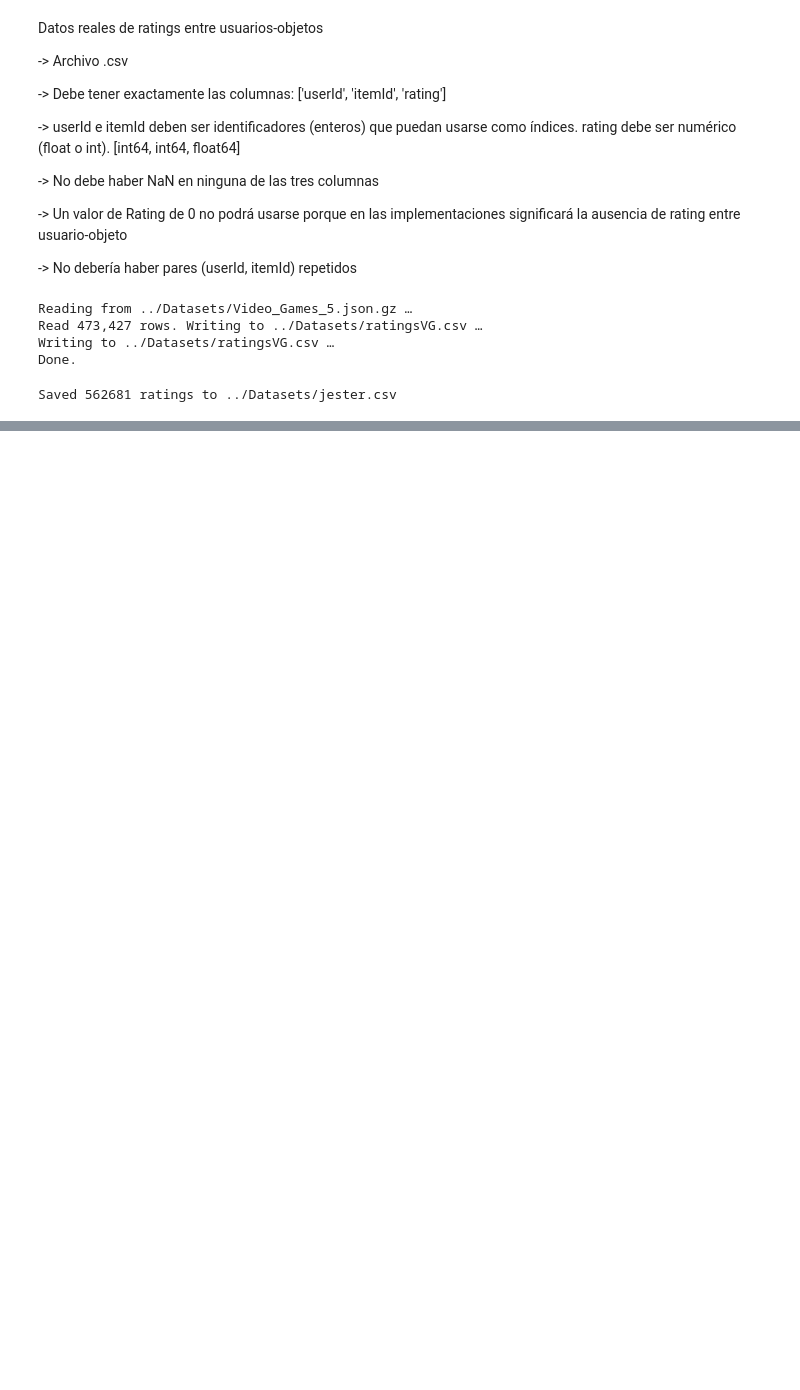
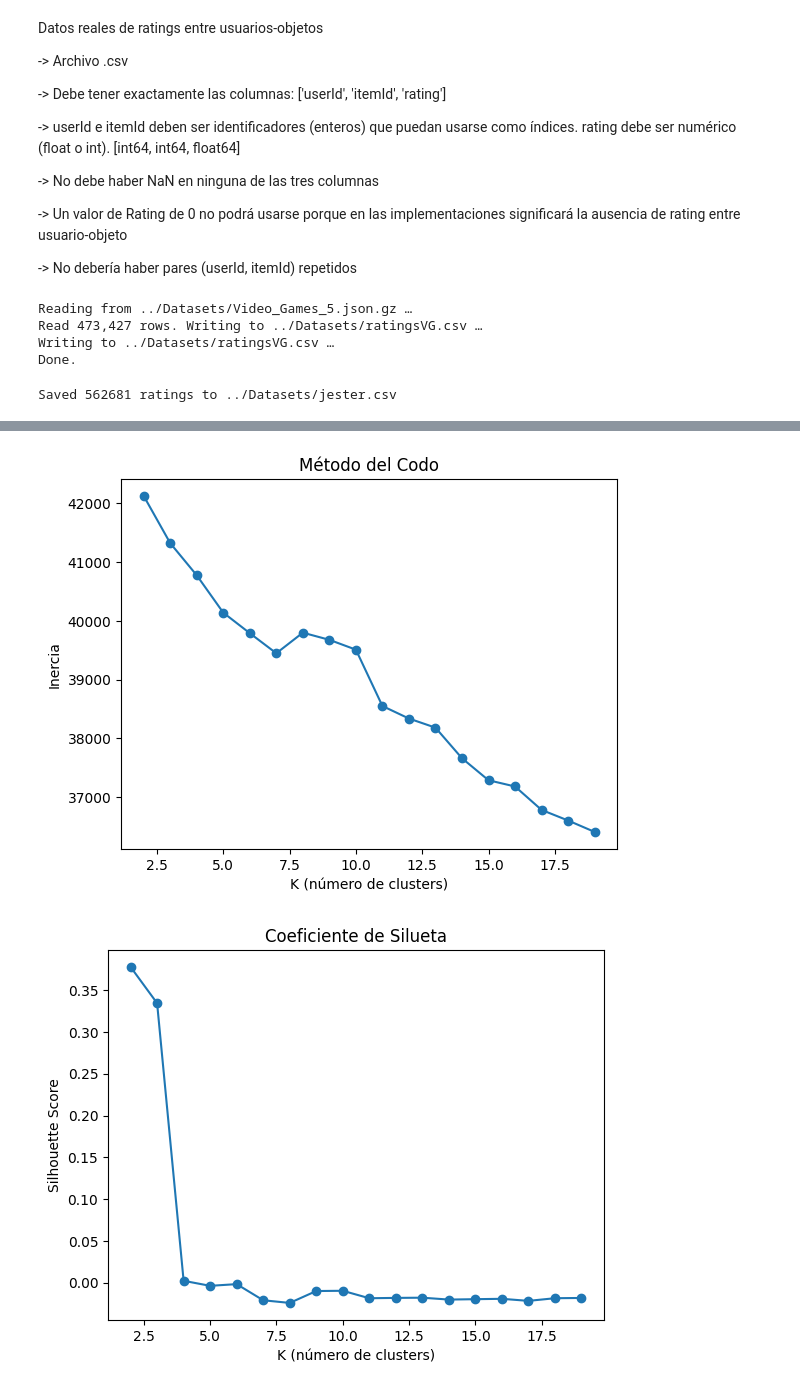
Before and after one commit to Polfono/clustering-recommenders, a Jupyter notebook: Code/datasetsTransform.ipynb, the cells around one changed output, grey strips where cells are left out. Cells and saved outputs as stored; diff of their text form; code cells hidden in the pictures; blank space fills up the shorter version.

```diff
--- a/Code/datasetsTransform.ipynb
+++ b/Code/datasetsTransform.ipynb
@@ -346,0 +364,44 @@ Número de celdas en la matriz de ratings: 22,410,270
+# %%
+import numpy as np
+import pandas as pd
+import matplotlib.pyplot as plt
+from sklearn.cluster import KMeans
+from sklearn.metrics import silhouette_score
+
+range_k = range(2, 20)
+
+df = pd.read_csv('../Datasets/ml-small.csv')
+users = df['userId'].unique()
+items = df['itemId'].unique()
+u_idx = {u: i for i, u in enumerate(users)}
+i_idx = {it: i for i, it in enumerate(items)}
+
+mat = np.zeros((len(users), len(items)), dtype=int)
+for _, row in df.iterrows():
+    if row.rating >= 4:
+        mat[u_idx[row.userId], i_idx[row.itemId]] = 1
+
+inertias, sils = [], []
+for k in range_k:
+    km = KMeans(n_clusters=k, random_state=42).fit(mat)
+    inertias.append(km.inertia_)
+    sils.append(silhouette_score(mat, km.labels_))
+
+# Plot método del codo
+plt.figure()
+plt.plot(list(range_k), inertias, marker='o')
+plt.xlabel('K (número de clusters)')
+plt.ylabel('Inercia')
+plt.title('Método del Codo')
+plt.show()
+
+# Plot coeficiente de silueta
+plt.figure()
+plt.plot(list(range_k), sils, marker='o')
+plt.xlabel('K (número de clusters)')
+plt.ylabel('Silhouette Score')
+plt.title('Coeficiente de Silueta')
+plt.show()
+# %% [output]
+[figure, added]
+[figure, added]
```
Also changed, not shown: parts of 2 cells of this notebook, 41 other files.
